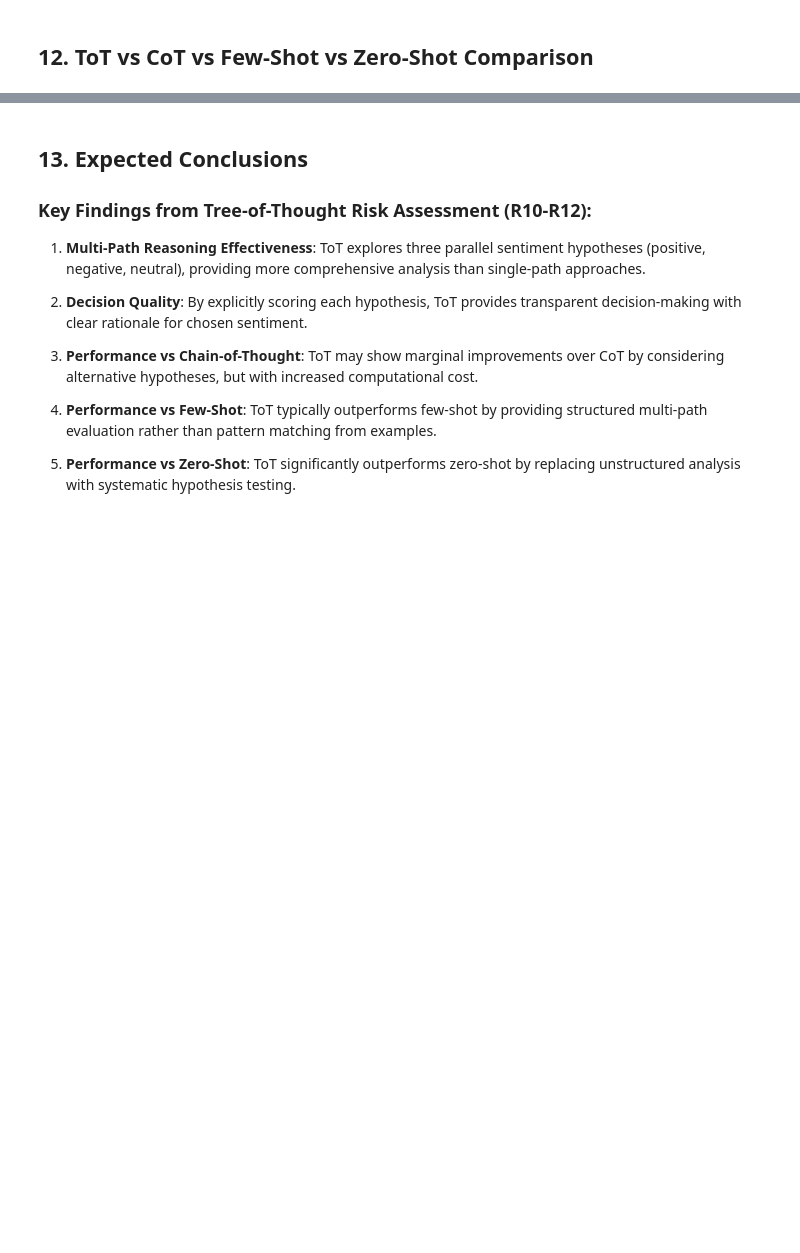
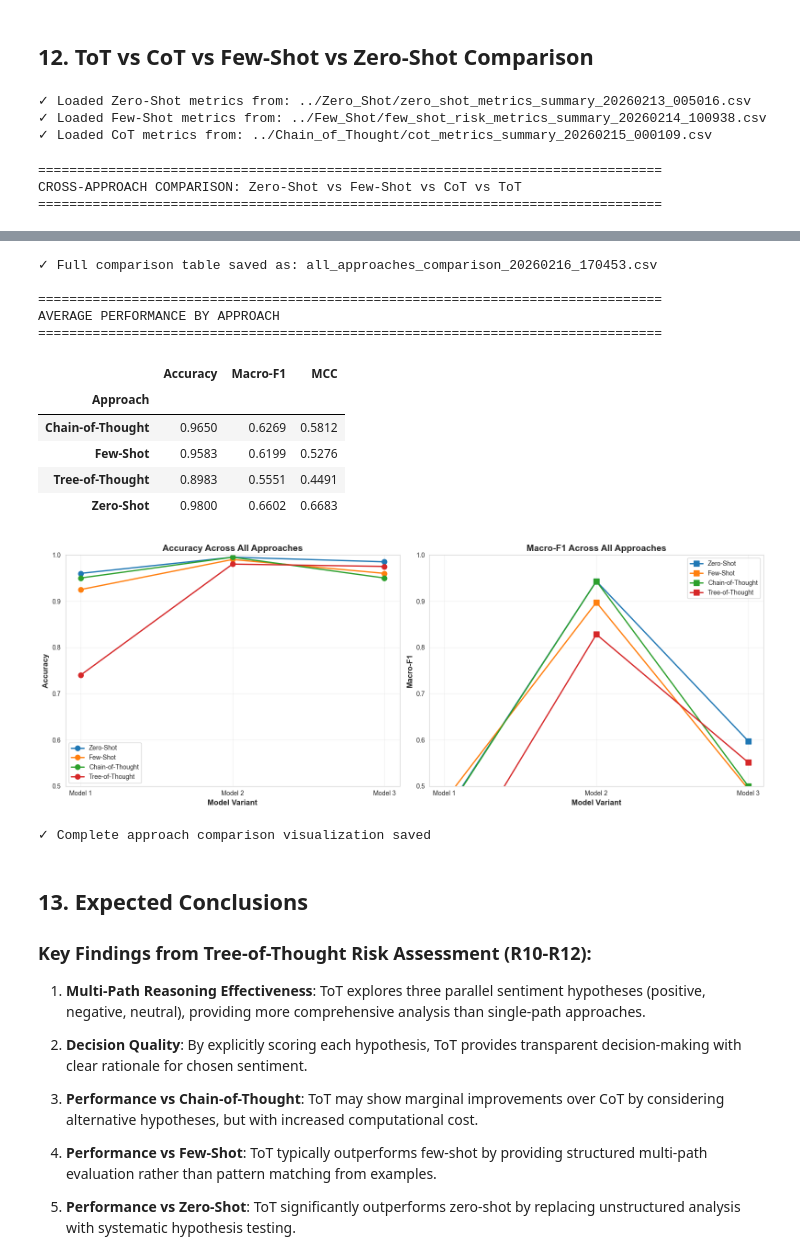
Before and after one commit to isidharthrai/Prompt_Engineering_for_Financial_Texts, a Jupyter notebook: Task2_Risk_Assessment/Tree_of_Thought/R10_R11_R12_tot_risk.ipynb, the cells around one changed output, grey strips where cells are left out. Drawn from its saved outputs; the diff is of its cells as text; code cells hidden in the pictures; blank space fills up the shorter version.

```diff
--- a/Task2_Risk_Assessment/Tree_of_Thought/R10_R11_R12_tot_risk.ipynb
+++ b/Task2_Risk_Assessment/Tree_of_Thought/R10_R11_R12_tot_risk.ipynb
@@ -679,11 +974,12 @@ display(per_class_comparison.round(4))
 # %% [markdown]
 ## 12. ToT vs CoT vs Few-Shot vs Zero-Shot Comparison
 # %%
+import glob
 # Load previous approach metrics for comparison
 try:
     # Find the most recent metrics files
     zero_shot_files = sorted(glob.glob("../Zero_Shot/zero_shot_metrics_summary_*.csv"))
-    few_shot_files = sorted(glob.glob("../Few_Shot/few_shot_metrics_summary_*.csv"))
+    few_shot_files = sorted(glob.glob("../Few_Shot/few_shot_risk_metrics_summary_*.csv"))
     cot_files = sorted(glob.glob("../Chain_of_Thought/cot_metrics_summary_*.csv"))
 
     zero_shot_metrics = pd.read_csv(zero_shot_files[-1]) if zero_shot_files else None
@@ -702,6 +998,10 @@ except Exception as e:
     zero_shot_metrics = None
     few_shot_metrics = None
     cot_metrics = None
+# %% [output]
+✓ Loaded Zero-Shot metrics from: ../Zero_Shot/zero_shot_metrics_summary_20260213_005016.csv
+✓ Loaded Few-Shot metrics from: ../Few_Shot/few_shot_risk_metrics_summary_20260214_100938.csv
+✓ Loaded CoT metrics from: ../Chain_of_Thought/cot_metrics_summary_20260215_000109.csv
 # %%
 # Compare all four approaches
 if all(m is not None for m in [zero_shot_metrics, few_shot_metrics, cot_metrics]):
@@ -719,13 +1019,28 @@ if all(m is not None for m in [zero_shot_metrics, few_shot_metrics, cot_metrics]
     print("CROSS-APPROACH COMPARISON: Zero-Shot vs Few-Shot vs CoT vs ToT")
     print("=" * 80)
 
+
     comparison_cols = ["Approach", "Experiment", "Accuracy", "Macro-F1", "MCC"]
     if all(col in all_approaches.columns for col in comparison_cols):
-        display(all_approaches[comparison_cols].round(4))
+        display(all_approaches[['Approach', 'Experiment', 'Total Samples', 'Valid Predictions', 'Accuracy',
+       'Macro-F1', 'Weighted-F1', 'Macro-Precision', 'Macro-Recall', 'MCC',
+       'Positive_Precision', 'Positive_Recall', 'Positive_F1',
+       'Negative_Precision', 'Negative_Recall', 'Negative_F1',
+       'Neutral_Precision', 'Neutral_Recall', 'Neutral_F1']].round(4))
+        #save to csv
+        all_approaches.to_csv(f"all_approaches_comparison_{timestamp}.csv", index=False)
+        print(f"\n✓ Full comparison table saved as: all_approaches_comparison_{timestamp}.csv")
     else:
         display(
-            all_approaches[["Approach", "Experiment", "Accuracy", "Macro-F1"]].round(4)
-        )
+            all_approaches[['Approach', 'Experiment', 'Total Samples', 'Valid Predictions', 'Accuracy',
+       'Macro-F1', 'Weighted-F1', 'Macro-Precision', 'Macro-Recall', 'MCC',
+       'Positive_Precision', 'Positive_Recall', 'Positive_F1',
+       'Negative_Precision', 'Negative_Recall', 'Negative_F1',
+       'Neutral_Precision', 'Neutral_Recall', 'Neutral_F1' ]].round(4))
+       #save to csv
+        all_approaches.to_csv(f"all_approaches_comparison_{timestamp}.csv", index=False)
+        print(f"\n✓ Full comparison table saved as: all_approaches_comparison_{timestamp}.csv")
+
 
     print("\n" + "=" * 80)
     print("AVERAGE PERFORMANCE BY APPROACH")
@@ -792,3 +1107,7 @@ else:
     print(
         "   Please run Zero-Shot (R1-R3), Few-Shot (R4-R6), and CoT (R7-R9) experiments first"
     )
+# %% [output]
+================================================================================
+CROSS-APPROACH COMPARISON: Zero-Shot vs Few-Shot vs CoT vs ToT
+================================================================================
@@ -795,3 +1127,16 @@ else:
+✓ Full comparison table saved as: all_approaches_comparison_20260216_170453.csv
+
+================================================================================
+AVERAGE PERFORMANCE BY APPROACH
+================================================================================
+|  | Accuracy | Macro-F1 | MCC |
+| Approach |  |  |  |
+| Chain-of-Thought | 0.9650 | 0.6269 | 0.5812 |
+| Few-Shot | 0.9583 | 0.6199 | 0.5276 |
+| Tree-of-Thought | 0.8983 | 0.5551 | 0.4491 |
+| Zero-Shot | 0.9800 | 0.6602 | 0.6683 |
+[figure, added]
+✓ Complete approach comparison visualization saved
 # %% [markdown]
 ## 13. Expected Conclusions
 
```
Also changed, not shown: parts of 25 cells of this notebook, 9 other files.
